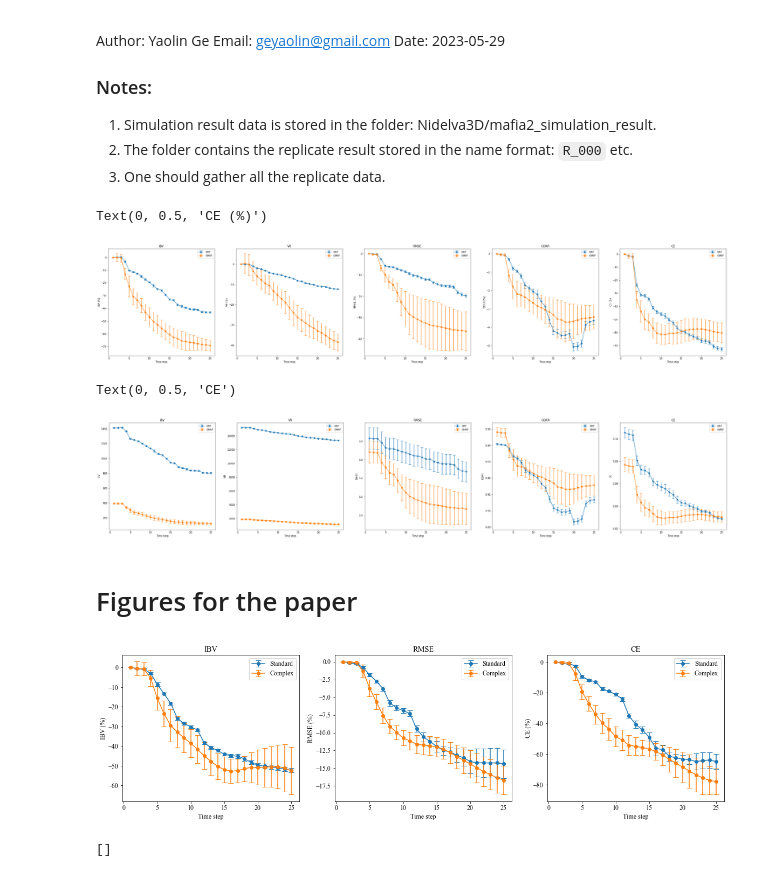
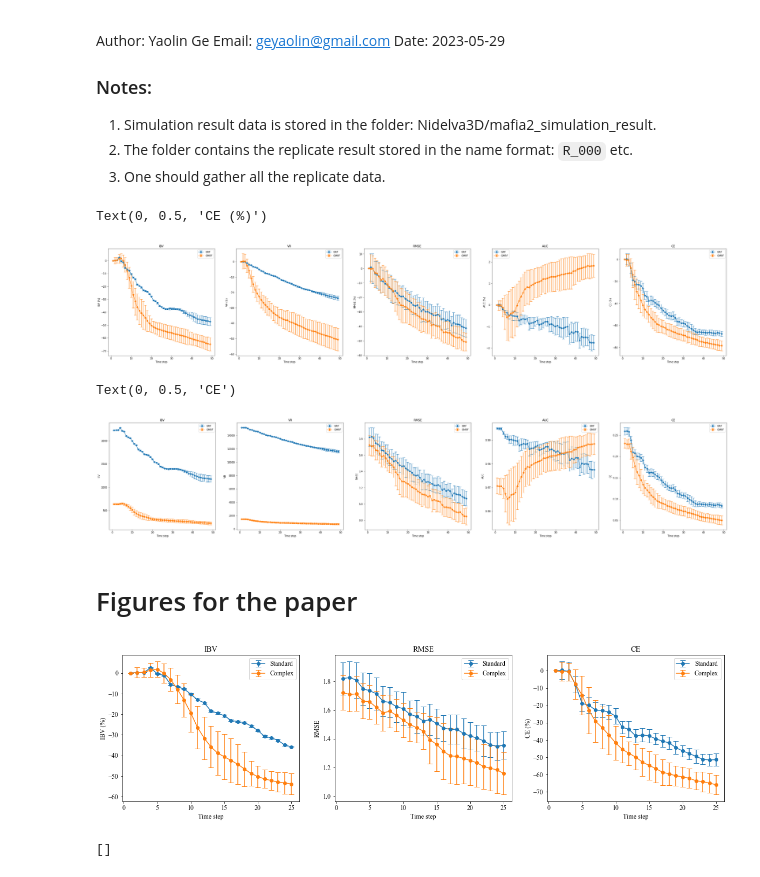
Before and after one commit to MASCOT-NTNU/TAICHI, a Jupyter notebook: Nidelva3D/EDA_Simulation/eda_simulation_result.ipynb, the cells around one changed output. Saved outputs shown, nothing was run; the diff lists cells and outputs as text; code cells hidden in the pictures.

Commit message:
update_simulation_result

```diff
--- a/Nidelva3D/EDA_Simulation/eda_simulation_result.ipynb
+++ b/Nidelva3D/EDA_Simulation/eda_simulation_result.ipynb
@@ -16,15 +16,16 @@ import pandas as pd
 import seaborn as sns
 import os
 # %%
-datafolder = os.getcwd() + "/../mafia2_simulation_result/S_static_metric/"
+temporal = True
+datafolder = os.getcwd() + "/../mafia2_simulation_result/S_eibv/"
 files = os.listdir(datafolder)
 files.sort()
 
 IBV = []
 VR = []
 RMSE = []
-CORR = []
 CE = []
+AUC = []
 ind_start = 0
 ind_end = 25
 
@@ -34,15 +35,20 @@ for file in files:
         df = pd.read_csv(filepath + "metrics.csv")
         IBV.append(np.stack((df["ibv_grf"].to_numpy()[ind_start:ind_end], df['ibv_gmrf'].to_numpy()[ind_start:ind_end]), axis=1))
         VR.append(np.stack((df["vr_grf"].to_numpy()[ind_start:ind_end], df['vr_gmrf'].to_numpy()[ind_start:ind_end]), axis=1))
-        RMSE.append(np.stack((df["rmse_grf"].to_numpy()[ind_start:ind_end], df['rmse_gmrf'].to_numpy()[ind_start:ind_end]), axis=1))
-        CORR.append(np.stack((df["corr_grf"].to_numpy()[ind_start:ind_end], df['corr_gmrf'].to_numpy()[ind_start:ind_end]), axis=1))
-        CE.append(np.stack((df["ce_grf"].to_numpy()[ind_start:ind_end], df['ce_gmrf'].to_numpy()[ind_start:ind_end]), axis=1))
+        if temporal:
+            RMSE.append(np.stack((df['rmse_grf_temporal'].to_numpy()[ind_start:ind_end], df['rmse_gmrf_temporal'].to_numpy()[ind_start:ind_end]), axis=1))
+            CE.append(np.stack((df['ce_grf_temporal'].to_numpy()[ind_start:ind_end], df['ce_gmrf_temporal'].to_numpy()[ind_start:ind_end]), axis=1))
+            AUC.append(np.stack((df['auc_grf_temporal'].to_numpy()[ind_start:ind_end], df['auc_gmrf_temporal'].to_numpy()[ind_start:ind_end]), axis=1))
+        else:
+            RMSE.append(np.stack((df['rmse_grf_static'].to_numpy()[ind_start:ind_end], df['rmse_gmrf_static'].to_numpy()[ind_start:ind_end]), axis=1))
+            CE.append(np.stack((df['ce_grf_static'].to_numpy()[ind_start:ind_end], df['ce_gmrf_static'].to_numpy()[ind_start:ind_end]), axis=1))
+            AUC.append(np.stack((df['auc_grf_static'].to_numpy()[ind_start:ind_end], df['auc_gmrf_static'].to_numpy()[ind_start:ind_end]), axis=1))
 
 IBV = np.array(IBV)
 VR = np.array(VR)
 RMSE = np.array(RMSE)
-CORR = np.array(CORR)
 CE = np.array(CE)
+AUC = np.array(AUC)
 
 def percentize_metric(value):
     value_temp = value.copy()
@@ -54,8 +60,8 @@ def percentize_metric(value):
 ibv = percentize_metric(IBV)
 vr = percentize_metric(VR)
 rmse = percentize_metric(RMSE)
-corr = percentize_metric(CORR)
 ce = percentize_metric(CE)
+auc = percentize_metric(AUC)
 # %%
 plt.figure(figsize=(45, 8))
 plt.subplot(1, 5, 1)
@@ -68,38 +74,38 @@ plt.ylabel("IBV (%)")
 
 plt.subplot(1, 5, 2)
 plt.title("VR")
 plt.errorbar(np.arange(1, vr.shape[1]+1), np.mean(vr[:, :, 0], axis=0), yerr=np.std(vr[:, :, 0], axis=0), fmt='-o', capsize=5, label="GRF")
 plt.errorbar(np.arange(1, vr.shape[1]+1), np.mean(vr[:, :, 1], axis=0), yerr=np.std(vr[:, :, 1], axis=0), fmt='-o', capsize=5, label="GMRF")
 plt.legend()
 plt.xlabel("Time step")
 plt.ylabel("VR (%)")
 
 plt.subplot(1, 5, 3)
 plt.title("RMSE")
 plt.errorbar(np.arange(1, rmse.shape[1]+1), np.mean(rmse[:, :, 0], axis=0), yerr=np.std(rmse[:, :, 0], axis=0), fmt='-o', capsize=5, label="GRF")
 plt.errorbar(np.arange(1, rmse.shape[1]+1), np.mean(rmse[:, :, 1], axis=0), yerr=np.std(rmse[:, :, 1], axis=0), fmt='-o', capsize=5, label="GMRF")
 plt.legend()
 plt.xlabel("Time step")
 plt.ylabel("RMSE (%)")
 
 plt.subplot(1, 5, 4)
-plt.title("CORR")
-plt.errorbar(np.arange(1, corr.shape[1]+1), np.mean(corr[:, :, 0], axis=0), yerr=np.std(corr[:, :, 0], axis=0), fmt='-o', capsize=5, label="GRF")
-plt.errorbar(np.arange(1, corr.shape[1]+1), np.mean(corr[:, :, 1], axis=0), yerr=np.std(corr[:, :, 1], axis=0), fmt='-o', capsize=5, label="GMRF")
+plt.title("AUC")
+plt.errorbar(np.arange(1, auc.shape[1]+1), np.mean(auc[:, :, 0], axis=0), yerr=np.std(auc[:, :, 0], axis=0), fmt='-o', capsize=5, label="GRF")
+plt.errorbar(np.arange(1, auc.shape[1]+1), np.mean(auc[:, :, 1], axis=0), yerr=np.std(auc[:, :, 1], axis=0), fmt='-o', capsize=5, label="GMRF")
 plt.legend()
 plt.xlabel("Time step")
-plt.ylabel("CORR (%)")
+plt.ylabel("AUC (%)")
 
 plt.subplot(1, 5, 5)
 plt.title("CE")
 plt.errorbar(np.arange(1, ce.shape[1]+1), np.mean(ce[:, :, 0], axis=0), yerr=np.std(ce[:, :, 0], axis=0), fmt='-o', capsize=5, label="GRF")
 plt.errorbar(np.arange(1, ce.shape[1]+1), np.mean(ce[:, :, 1], axis=0), yerr=np.std(ce[:, :, 1], axis=0), fmt='-o', capsize=5, label="GMRF")
 plt.legend()
 plt.xlabel("Time step")
 plt.ylabel("CE (%)")
 # %% [output]
 Text(0, 0.5, 'CE (%)')
-[figure, old version]
+[figure, new version]
 # %%
 plt.figure(figsize=(45, 8))
 plt.subplot(1, 5, 1)
@@ -127,12 +133,12 @@ plt.xlabel("Time step")
 plt.ylabel("RMSE")
 
 plt.subplot(1, 5, 4)
-plt.title("CORR")
-plt.errorbar(np.arange(1, CORR.shape[1]+1), np.mean(CORR[:, :, 0], axis=0), yerr=np.std(CORR[:, :, 0], axis=0), fmt='-o', capsize=5, label="GRF")
-plt.errorbar(np.arange(1, CORR.shape[1]+1), np.mean(CORR[:, :, 1], axis=0), yerr=np.std(CORR[:, :, 1], axis=0), fmt='-o', capsize=5, label="GMRF")
+plt.title("AUC")
+plt.errorbar(np.arange(1, AUC.shape[1]+1), np.mean(AUC[:, :, 0], axis=0), yerr=np.std(AUC[:, :, 0], axis=0), fmt='-o', capsize=5, label="GRF")
+plt.errorbar(np.arange(1, AUC.shape[1]+1), np.mean(AUC[:, :, 1], axis=0), yerr=np.std(AUC[:, :, 1], axis=0), fmt='-o', capsize=5, label="GMRF")
 plt.legend()
 plt.xlabel("Time step")
-plt.ylabel("CORR")
+plt.ylabel("AUC")
 
 plt.subplot(1, 5, 5)
 plt.title("CE")
@@ -143,7 +149,7 @@ plt.xlabel("Time step")
 plt.ylabel("CE")
 # %% [output]
 Text(0, 0.5, 'CE')
-[figure, old version]
+[figure, new version]
 # %% [markdown]
 # Figures for the paper
 # %%
@@ -162,11 +168,11 @@ plt.ylabel("IBV (%)")
 
 plt.subplot(1,3, 2)
 plt.title("RMSE")
-plt.errorbar(np.arange(1, rmse.shape[1]+1), np.mean(rmse[:, :, 0], axis=0), yerr=np.std(rmse[:, :, 0], axis=0), fmt='-o', capsize=5, label="Standard")
-plt.errorbar(np.arange(1, rmse.shape[1]+1), np.mean(rmse[:, :, 1], axis=0), yerr=np.std(rmse[:, :, 1], axis=0), fmt='-o', capsize=5, label="Complex")
+plt.errorbar(np.arange(1, RMSE.shape[1]+1), np.mean(RMSE[:, :, 0], axis=0), yerr=np.std(RMSE[:, :, 0], axis=0), fmt='-o', capsize=5, label="Standard")
+plt.errorbar(np.arange(1, RMSE.shape[1]+1), np.mean(RMSE[:, :, 1], axis=0), yerr=np.std(RMSE[:, :, 1], axis=0), fmt='-o', capsize=5, label="Complex")
 plt.legend()
 plt.xlabel("Time step")
-plt.ylabel("RMSE (%)")
+plt.ylabel("RMSE")
 
 plt.subplot(1, 3, 3)
 plt.title("CE")
@@ -176,9 +182,9 @@ plt.legend()
 plt.xlabel("Time step")
 plt.ylabel("CE (%)")
 
-plt.savefig("./../fig/SimulationResult/sim_result.png", dpi=300)
+plt.savefig("./../fig/SimulationResult/sim_result_updated.png", dpi=300)
 # %% [output]
-[figure, old version]
+[figure, new version]
 # %%
 # %% [output]
 []
```
